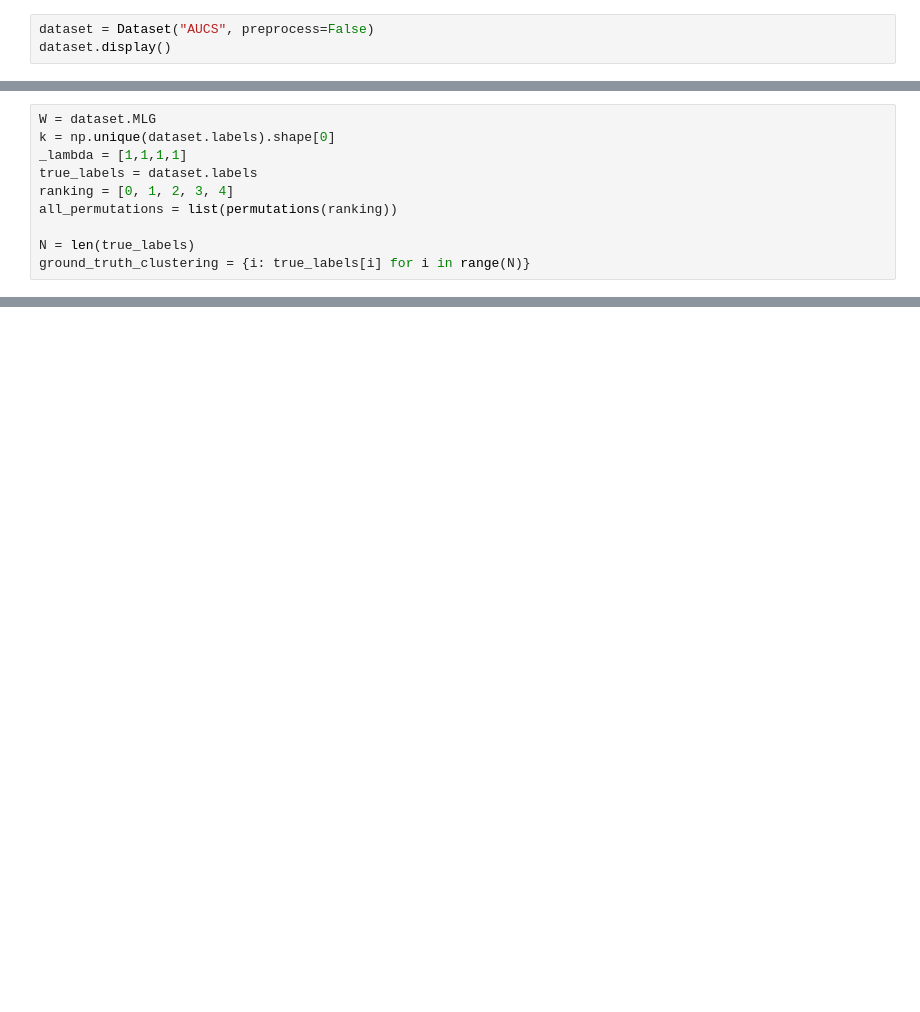
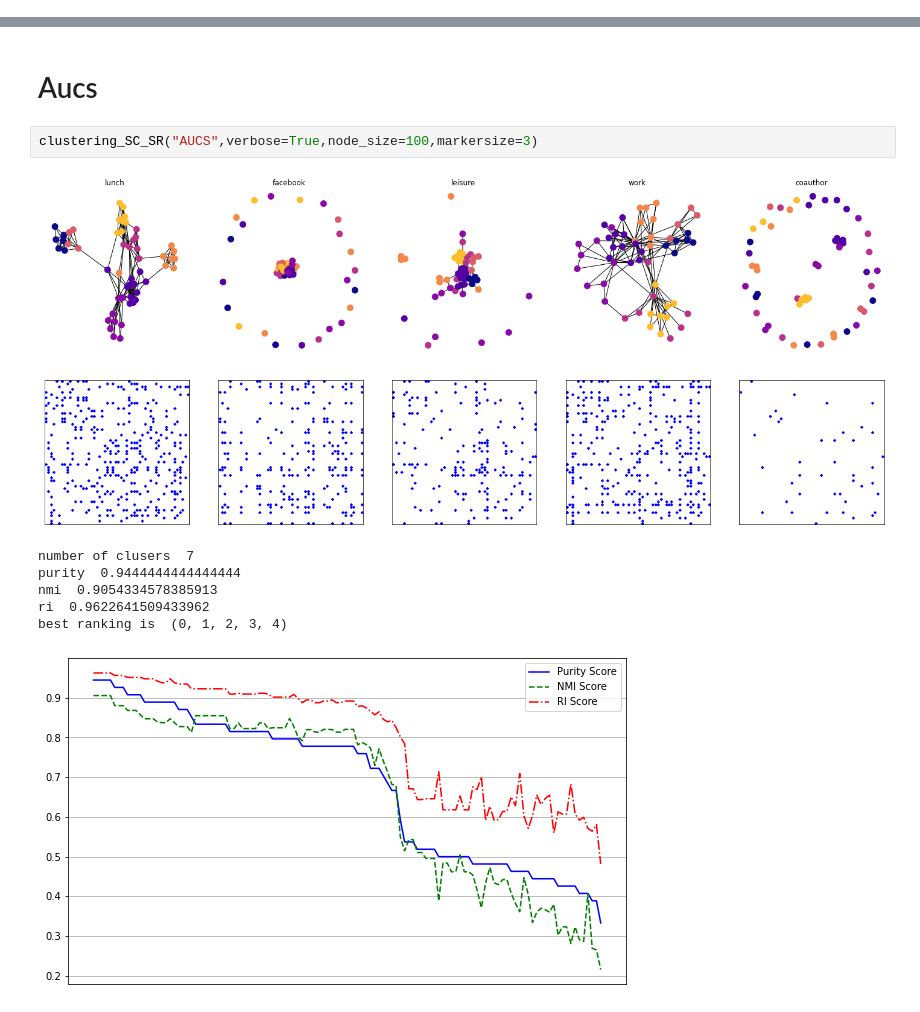
Before and after one commit to souheib1/Clustering-with-Multi-Layer-Graphs, a Jupyter notebook: multi_layer_graph_scsr.ipynb, the cells around one changed output, grey strips where cells are left out. Drawn from its saved outputs; the diff is of its cells as text; blank space fills up the shorter version.

```diff
--- a/multi_layer_graph_scsr.ipynb
+++ b/multi_layer_graph_scsr.ipynb
@@ -9,6 +8,3 @@ from itertools import permutations
 from metrics import purity_score, nmi_score, ri_score
 %reload_ext autoreload
 %autoreload 2
-# %%
-dataset = Dataset("AUCS", preprocess=False)
-dataset.display()
@@ -18,10 +10,0 @@ dataset.display()
-# %%
-W = dataset.MLG
-k = np.unique(dataset.labels).shape[0]
-_lambda = [1,1,1,1]
-true_labels = dataset.labels
-ranking = [0, 1, 2, 3, 4]
-all_permutations = list(permutations(ranking))
-
-N = len(true_labels)
-ground_truth_clustering = {i: true_labels[i] for i in range(N)}
@@ -76,0 +57,13 @@ dataset.labels
+# %% [markdown]
+# Aucs
+# %%
+clustering_SC_SR("AUCS",verbose=True,node_size=100,markersize=3)
+# %% [output]
+[figure, added]
+[figure, added]
+number of clusers  7
+purity  0.9444444444444444
+nmi  0.9054334578385913
+ri  0.9622641509433962
+best ranking is  (0, 1, 2, 3, 4)
+[figure, added]
```
Also changed, not shown: parts of 11 cells of this notebook, 6 other files.
